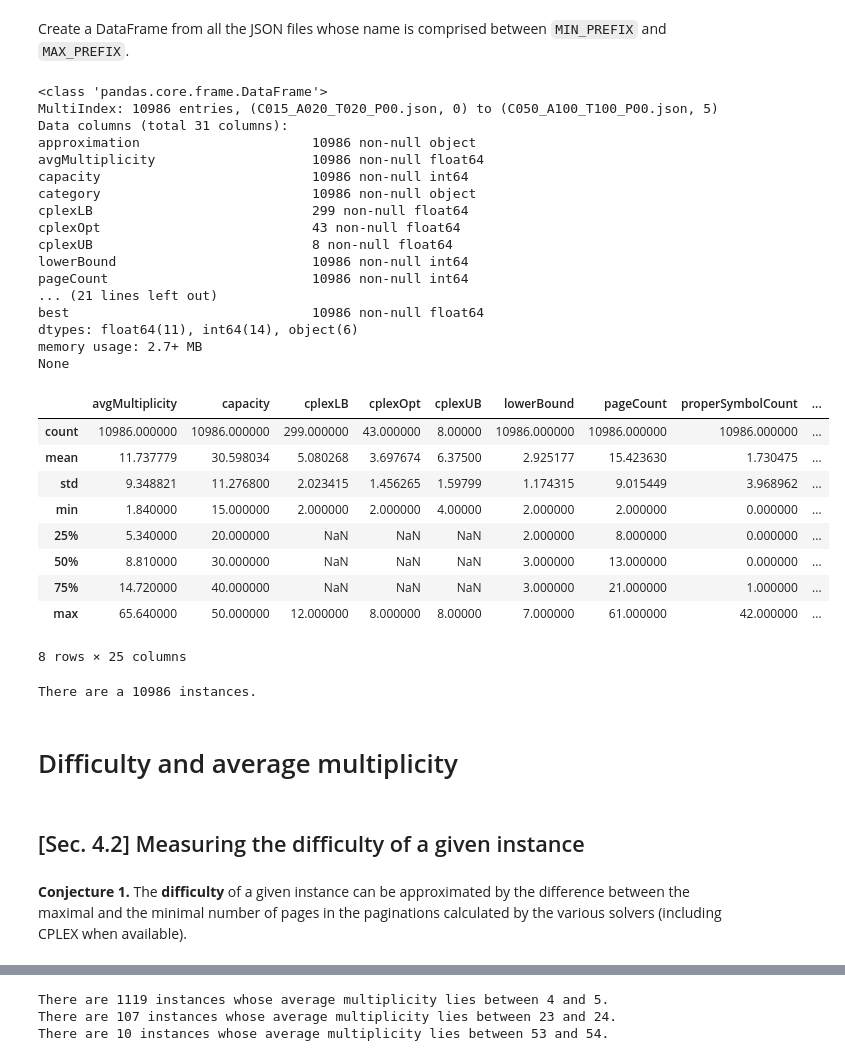
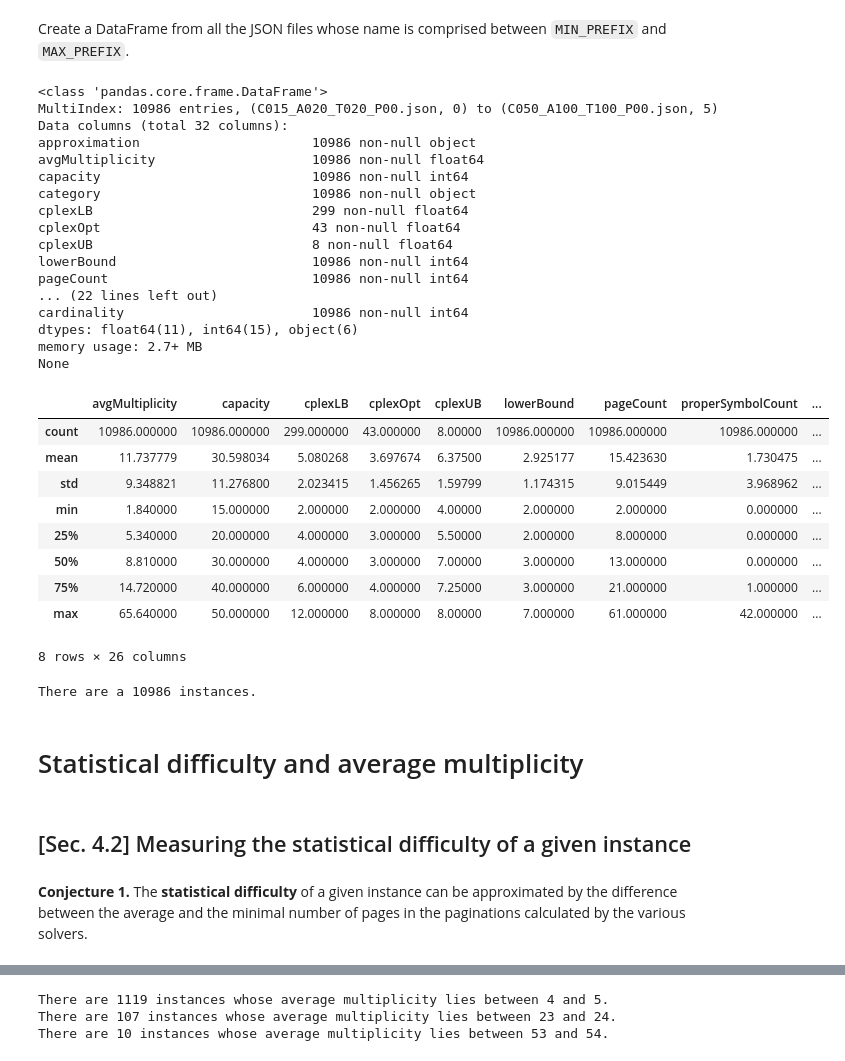
Before and after one commit to pagination-problem/pagination, a Jupyter notebook: analysis.ipynb, the cells around one changed output, grey strips where cells are left out. Cells and saved outputs as stored; diff of their text form; code cells hidden in the pictures.

```diff
--- a/analysis.ipynb
+++ b/analysis.ipynb
@@ -85,50 +100,51 @@ for filename in os.listdir(INPUT_PATH):
     for instance in instances:
         for (k, v) in list(instance.items()):
             if isinstance(v, dict): # flatten any sub-dict with dot notation
                 for (sub_key, sub_value) in v.items():
                     instance[k + sub_key] = sub_value
                 del instance[k]
     df.extend(instances)
 df = pd.DataFrame(df, index=pd.MultiIndex.from_tuples(indexes, names=("filename", "i")))
 df["best"] = df[["pageCount", "cplexOpt", "cplexUB"]].min(axis = 1) # add a column for the best known pagination size
-sorted_df = df.sort_values(by="avgMultiplicity") # for use with a moving window
+df["cardinality"] = df["tiles"].apply(lambda tiles: sum(len(tile) for tile in tiles))
+df_sorted_by_multiplicity = df.sort_values(by="avgMultiplicity") # for use with a moving window
 print(df.info())
 df.describe()
 # %% [output]
 <class 'pandas.core.frame.DataFrame'>
 MultiIndex: 10986 entries, (C015_A020_T020_P00.json, 0) to (C050_A100_T100_P00.json, 5)
-Data columns (total 31 columns):
+Data columns (total 32 columns):
 approximation                      10986 non-null object
 avgMultiplicity                    10986 non-null float64
 capacity                           10986 non-null int64
 category                           10986 non-null object
 cplexLB                            299 non-null float64
 cplexOpt                           43 non-null float64
 cplexUB                            8 non-null float64
 lowerBound                         10986 non-null int64
 pageCount                          10986 non-null int64
-... (21 lines left out)
-best                               10986 non-null float64
-dtypes: float64(11), int64(14), object(6)
+... (22 lines left out)
+cardinality                        10986 non-null int64
+dtypes: float64(11), int64(15), object(6)
 memory usage: 2.7+ MB
 None
 |  | avgMultiplicity | capacity | cplexLB | cplexOpt | cplexUB | lowerBound | pageCount | properSymbolCount | ... |
 | count | 10986.000000 | 10986.000000 | 299.000000 | 43.000000 | 8.00000 | 10986.000000 | 10986.000000 | 10986.000000 | ... |
 | mean | 11.737779 | 30.598034 | 5.080268 | 3.697674 | 6.37500 | 2.925177 | 15.423630 | 1.730475 | ... |
 | std | 9.348821 | 11.276800 | 2.023415 | 1.456265 | 1.59799 | 1.174315 | 9.015449 | 3.968962 | ... |
 | min | 1.840000 | 15.000000 | 2.000000 | 2.000000 | 4.00000 | 2.000000 | 2.000000 | 0.000000 | ... |
-| 25% | 5.340000 | 20.000000 | NaN | NaN | NaN | 2.000000 | 8.000000 | 0.000000 | ... |
-| 50% | 8.810000 | 30.000000 | NaN | NaN | NaN | 3.000000 | 13.000000 | 0.000000 | ... |
-| 75% | 14.720000 | 40.000000 | NaN | NaN | NaN | 3.000000 | 21.000000 | 1.000000 | ... |
+| 25% | 5.340000 | 20.000000 | 4.000000 | 3.000000 | 5.50000 | 2.000000 | 8.000000 | 0.000000 | ... |
+| 50% | 8.810000 | 30.000000 | 4.000000 | 3.000000 | 7.00000 | 3.000000 | 13.000000 | 0.000000 | ... |
+| 75% | 14.720000 | 40.000000 | 6.000000 | 4.000000 | 7.25000 | 3.000000 | 21.000000 | 1.000000 | ... |
 | max | 65.640000 | 50.000000 | 12.000000 | 8.000000 | 8.00000 | 7.000000 | 61.000000 | 42.000000 | ... |
-8 rows × 25 columns
+8 rows × 26 columns
 # %%
 print("There are a %s instances." % len(df))
 # %% [output]
 There are a 10986 instances.
 # %% [markdown]
-# Difficulty and average multiplicity
+# Statistical difficulty and average multiplicity
 # %% [markdown]
-## [Sec. 4.2] Measuring the difficulty of a given instance
+## [Sec. 4.2] Measuring the statistical difficulty of a given instance
 # %% [markdown]
-**Conjecture 1.** The **difficulty** of a given instance can be approximated by the difference between the maximal and the minimal number of pages in the paginations calculated by the various solvers (including CPLEX when available).
+**Conjecture 1.** The **statistical difficulty** of a given instance can be approximated by the difference between the average and the minimal number of pages in the paginations calculated by the various solvers.
```
Also changed, not shown: parts of 28 cells of this notebook.
